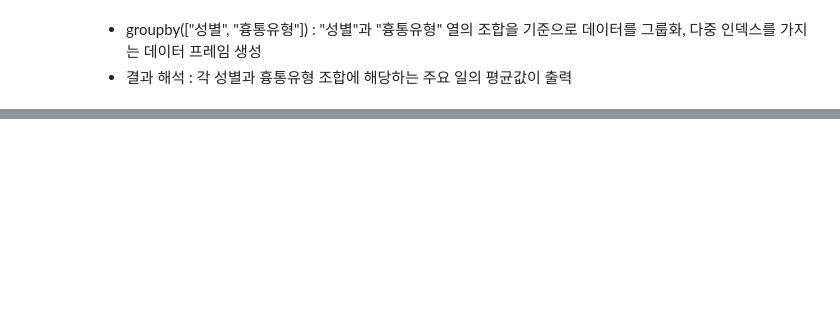
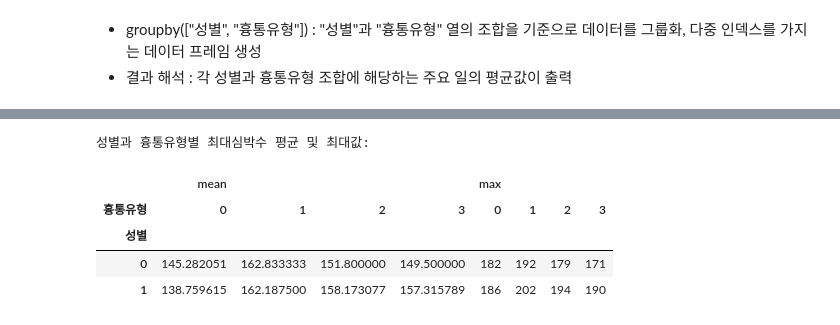
Before and after one commit to solidSnakesado/DeepLearning, a Jupyter notebook: AICE_TEST.ipynb, the cells around one changed output, grey strips where cells are left out. Saved outputs shown, nothing was run; the diff lists cells and outputs as text; code cells hidden in the pictures; blank space fills up the shorter version.

```diff
--- a/AICE_TEST.ipynb
+++ b/AICE_TEST.ipynb
@@ -1222,0 +1304,15 @@ grouped_multi
+# %%
+# Heart Dataset으로 그룹화
+
+# 데이터 준비
+
+import pandas as pd
+
+# 데이터 로드
+file_path = "datasets/heart.csv"
+df = pd.read_csv(file_path)
+
+# 컬럼명 변경
+df.columns = ["나이", "성별", "흉통유형", "안정시혈압", "콜레스테롤", "공복혈당", "심전도",
+              "최대심박수", "운동유발협심증", "ST우울증", "운동후ST경사", "주요혈관수",
+              "결함유형", "심장질환여부"]
@@ -1222,0 +1349,16 @@ grouped_multi
+# %%
+# 여러 집계 함수 적용
+
+# 피벗테이블 생성
+pivot = df.pivot_table(index="성별", columns="흉통유형", values="최대심박수", aggfunc=["mean", "max"])
+
+# 결과 출력
+print("성별과 흉통유형별 최대심박수 평균 및 최대값: ")
+pivot
+# %% [output]
+성별과 흉통유형별 최대심박수 평균 및 최대값:
+|  | mean |  |  |  | max |  |  |  |
+| 흉통유형 | 0 | 1 | 2 | 3 | 0 | 1 | 2 | 3 |
+| 성별 |  |  |  |  |  |  |  |  |
+| 0 | 145.282051 | 162.833333 | 151.800000 | 149.500000 | 182 | 192 | 179 | 171 |
+| 1 | 138.759615 | 162.187500 | 158.173077 | 157.315789 | 186 | 202 | 194 | 190 |
```
Also changed, not shown: parts of 11 cells of this notebook.
